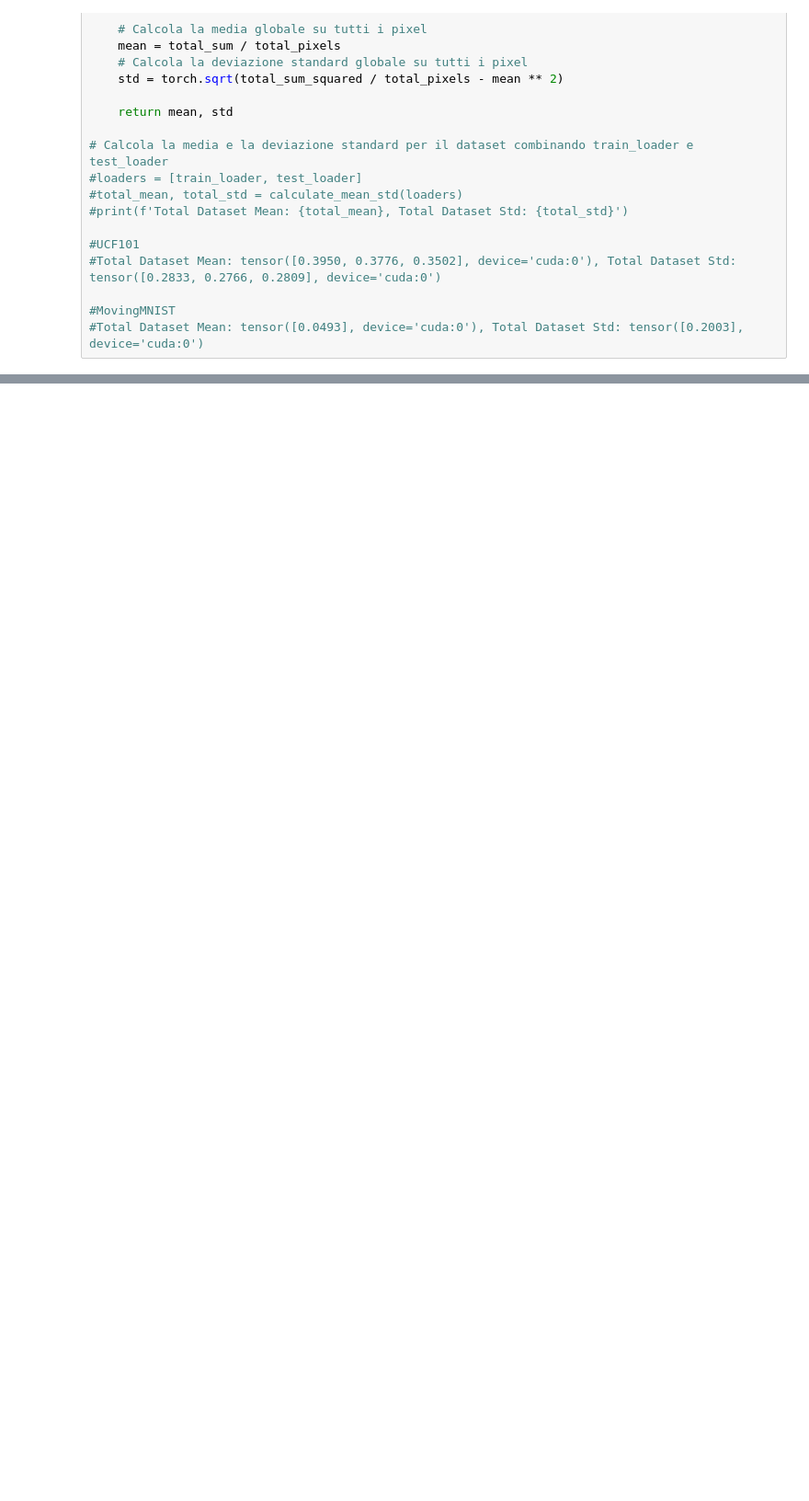
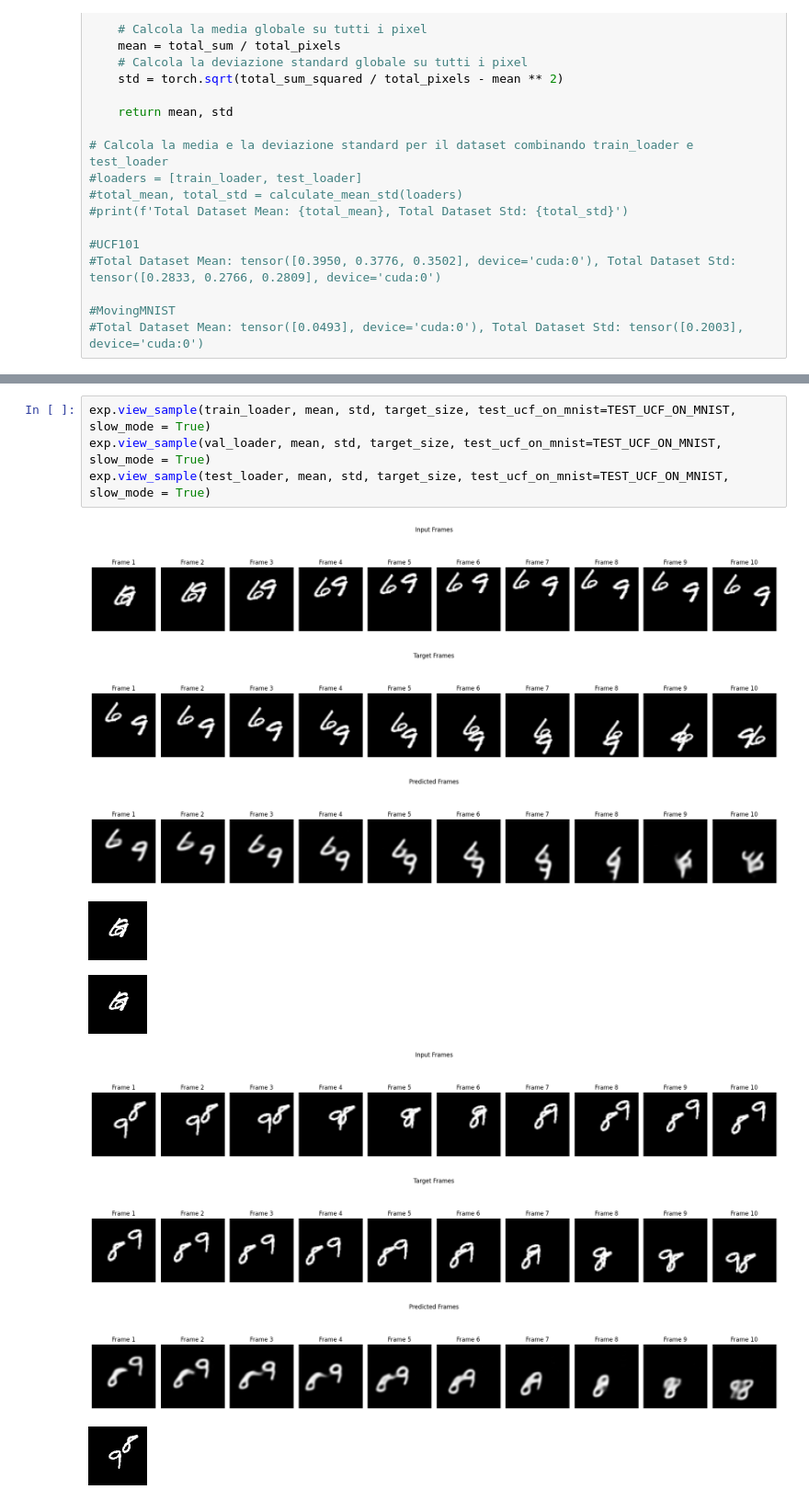
Before and after one commit to SirAlex01/Computer-Vision-Project-Maiola-Matini, a Jupyter notebook: CV_project.ipynb, the cells around one changed output, grey strips where cells are left out. Shown at 92% size. Saved outputs shown, nothing was run; the diff lists cells and outputs as text; blank space fills up the shorter version.

```diff
--- a/CV_project.ipynb
+++ b/CV_project.ipynb
@@ -1246,0 +1421,14 @@ exp.view_sample(test_loader, mean, std, target_size)
+# %%
+exp.view_sample(train_loader, mean, std, target_size, test_ucf_on_mnist=TEST_UCF_ON_MNIST, slow_mode = True)
+exp.view_sample(val_loader, mean, std, target_size, test_ucf_on_mnist=TEST_UCF_ON_MNIST, slow_mode = True)
+exp.view_sample(test_loader, mean, std, target_size, test_ucf_on_mnist=TEST_UCF_ON_MNIST, slow_mode = True)
+# %% [output]
+[figure, added]
+[figure, added]
+[figure, added]
+[figure, added]
+[figure, added]
+[figure, added]
+[figure, added]
+[figure, added]
+[figure, added]
```
Also changed, not shown: parts of 66 cells of this notebook.
